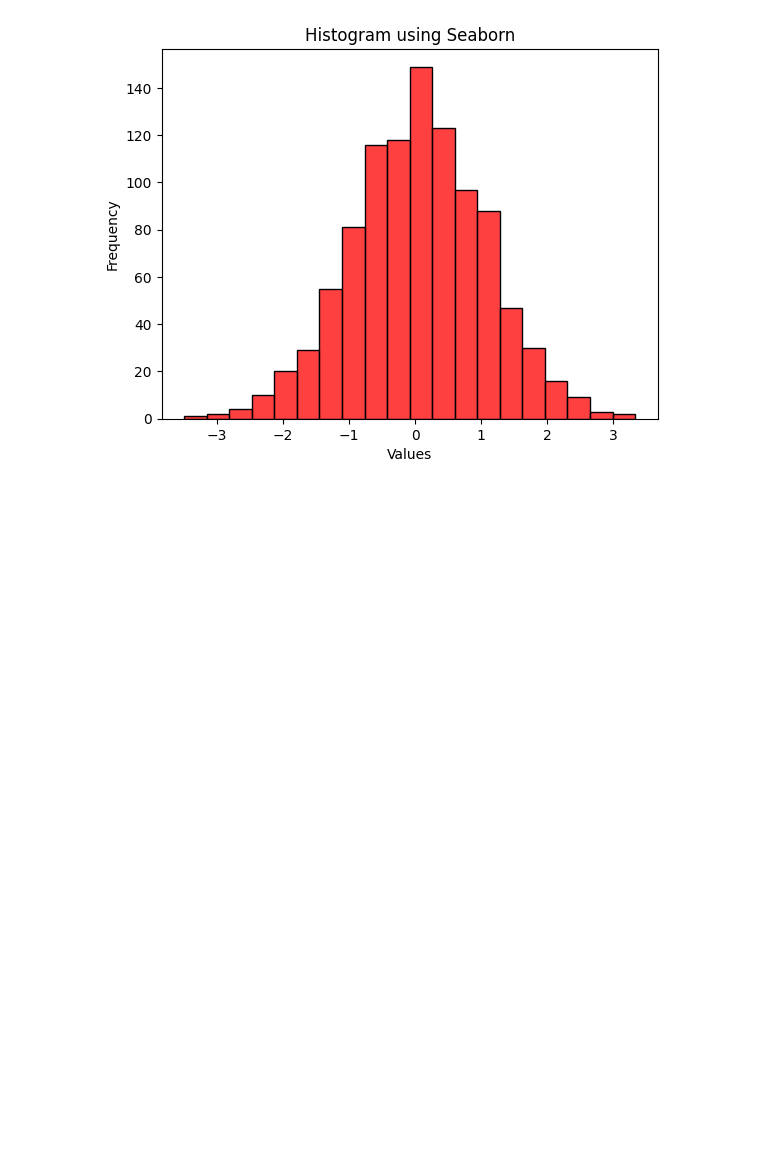
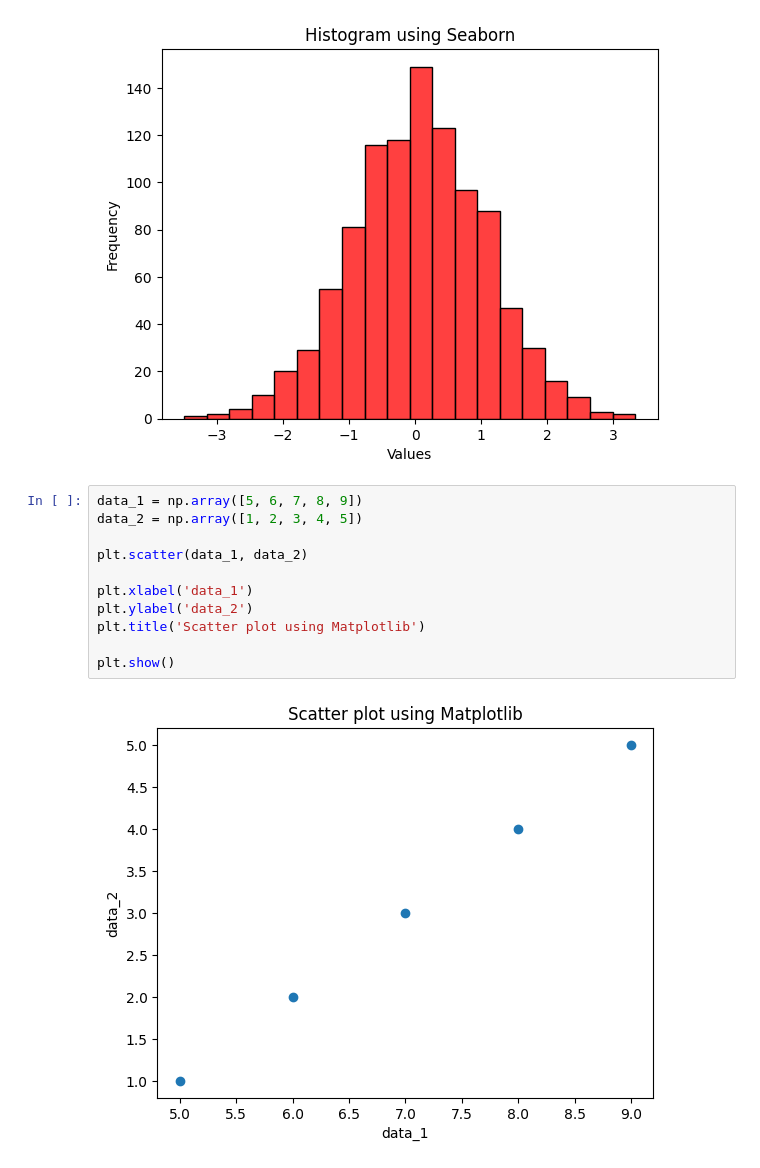
Before and after one commit to ellieyeayea/Stats, a Jupyter notebook: 1_plots.ipynb, the cells around one changed output. Cells and saved outputs as stored; diff of their text form; blank space fills up the shorter version.

Commit message:
Scatter plot and correlation heatmap implementation

```diff
--- a/1_plots.ipynb
+++ b/1_plots.ipynb
@@ -26,3 +29,16 @@ plt.title('Histogram using Seaborn')
 plt.show()
 # %% [output]
 [figure]
+# %%
+data_1 = np.array([5, 6, 7, 8, 9])
+data_2 = np.array([1, 2, 3, 4, 5])
+
+plt.scatter(data_1, data_2)
+
+plt.xlabel('data_1')
+plt.ylabel('data_2')
+plt.title('Scatter plot using Matplotlib')
+
+plt.show()
+# %% [output]
+[figure, added]
```
Also changed, not shown: parts of 3 cells of this notebook.
